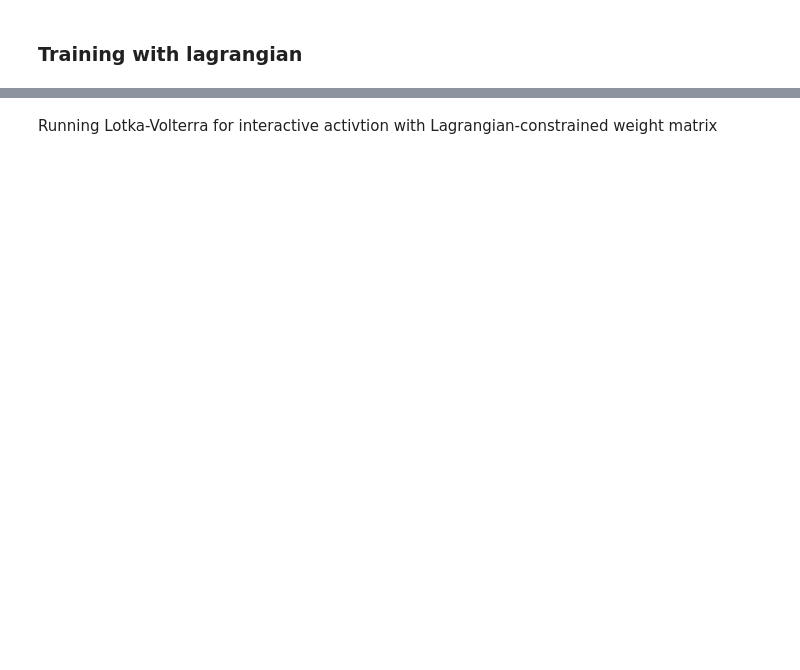
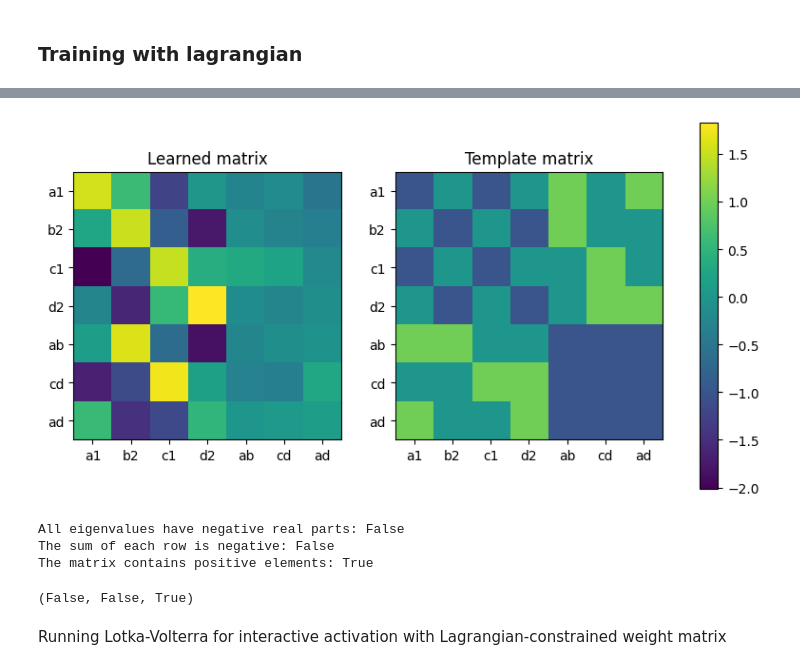
Before and after one commit to THANNAGA/Lagrangian, a Jupyter notebook: GLV_bounded_lagrangian.ipynb, the cells around one changed output, grey strips where cells are left out. Cells and saved outputs as stored; diff of their text form; code cells hidden in the pictures; blank space fills up the shorter version.

```diff
--- a/GLV_bounded_lagrangian.ipynb
+++ b/GLV_bounded_lagrangian.ipynb
@@ -239,16 +242,18 @@ coop = cooper.ConstrainedOptimizer(
     dual_optimizer=dual_optimizer,
 )
 # %%
-
+epochs = 10
 iter_num = 0
-
 state_history = OrderedDict()
 
+A = np.sign(A)
+# Set the diagonal elements to -1
+np.fill_diagonal(A, -1)
 template = torch.from_numpy(np.sign(A)).float()
 inputs = torch.from_numpy(input_data).float()
 targets = torch.from_numpy(target_data).float()
 
-for epoch in range(3):
+for epoch in range(epochs):
       coop.zero_grad()
       lagrangian = formulation.composite_objective(
           cmp.closure, model, inputs, targets, template
@@ -286,5 +316,41 @@ plt.plot(iters, loss_history)
+# %%
+# Determine the common color limits
+vmin = min(learned_matrix.min(), template.min())
+vmax = max(learned_matrix.max(), template.max())
+
+fig, axs = plt.subplots(1, 2, figsize=(10, 5))
+
+# Plot the first matrix with the common color limits
+im1 = axs[0].imshow(learned_matrix, vmin=vmin, vmax=vmax)
+axs[0].set_title("Learned matrix")
+axs[0].set_xticks(np.arange(len(tokens)))
+axs[0].set_yticks(np.arange(len(tokens)))
+axs[0].set_xticklabels(tokens)
+axs[0].set_yticklabels(tokens)
+
+# Plot the second matrix with the common color limits
+im2 = axs[1].imshow(template, vmin=vmin, vmax=vmax)
+axs[1].set_title("Template matrix")
+axs[1].set_xticks(np.arange(len(tokens)))
+axs[1].set_yticks(np.arange(len(tokens)))
+axs[1].set_xticklabels(tokens)
+axs[1].set_yticklabels(tokens)
+
+# Create colorbar based on the first image
+fig.colorbar(im1, ax=axs.ravel().tolist(), orientation='vertical')
+
+#fig.tight_layout()
+plt.show()
+
+check_matrix_conditions(learned_matrix)
+# %% [output]
+[figure, added]
+All eigenvalues have negative real parts: False
+The sum of each row is negative: False
+The matrix contains positive elements: True
+(False, False, True)
 # %% [markdown]
-Running Lotka-Volterra for interactive activtion with Lagrangian-constrained weight matrix
+Running Lotka-Volterra for interactive activation with Lagrangian-constrained weight matrix
 # %%
 import matplotlib.pyplot as plt
 from scipy.integrate import odeint
```
Also changed, not shown: parts of 11 cells of this notebook.
